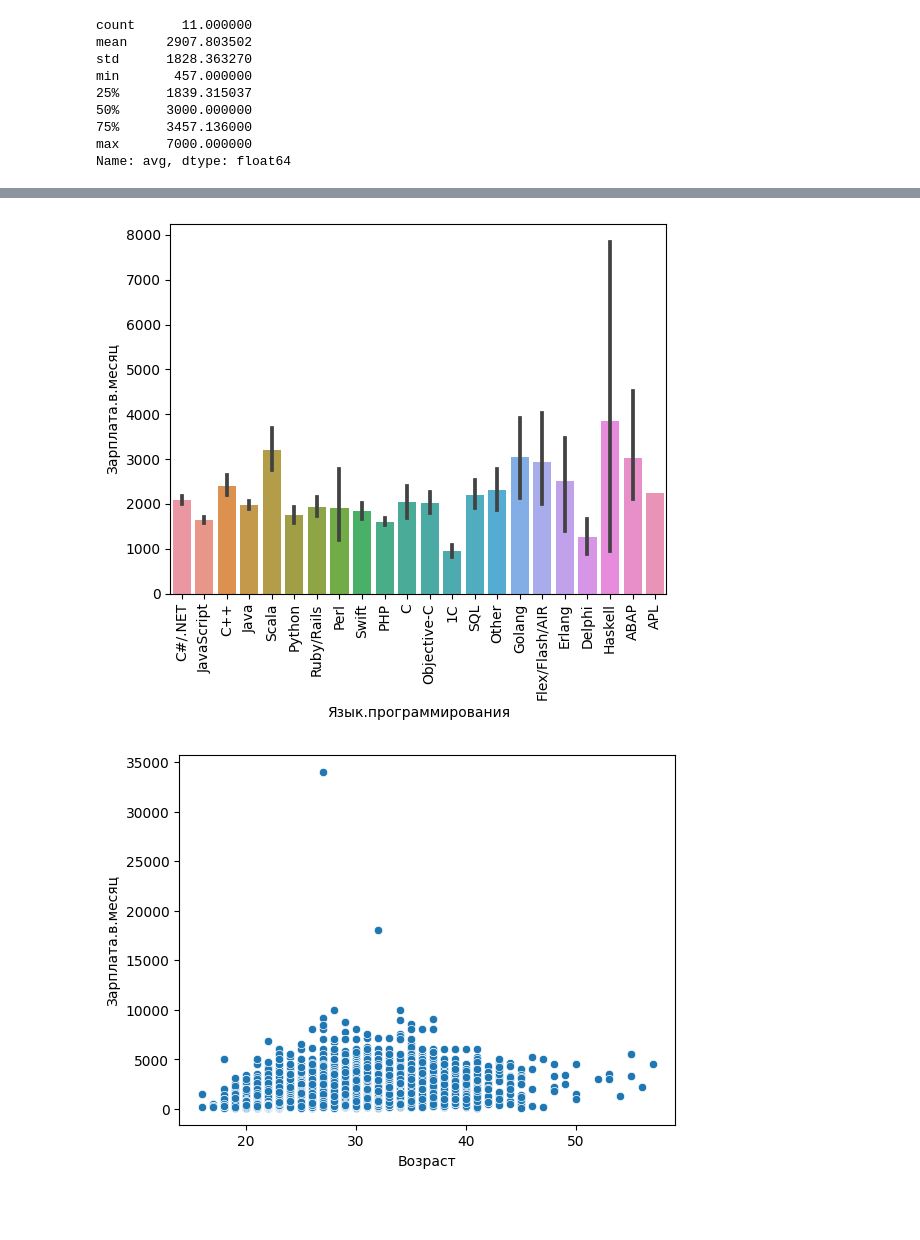
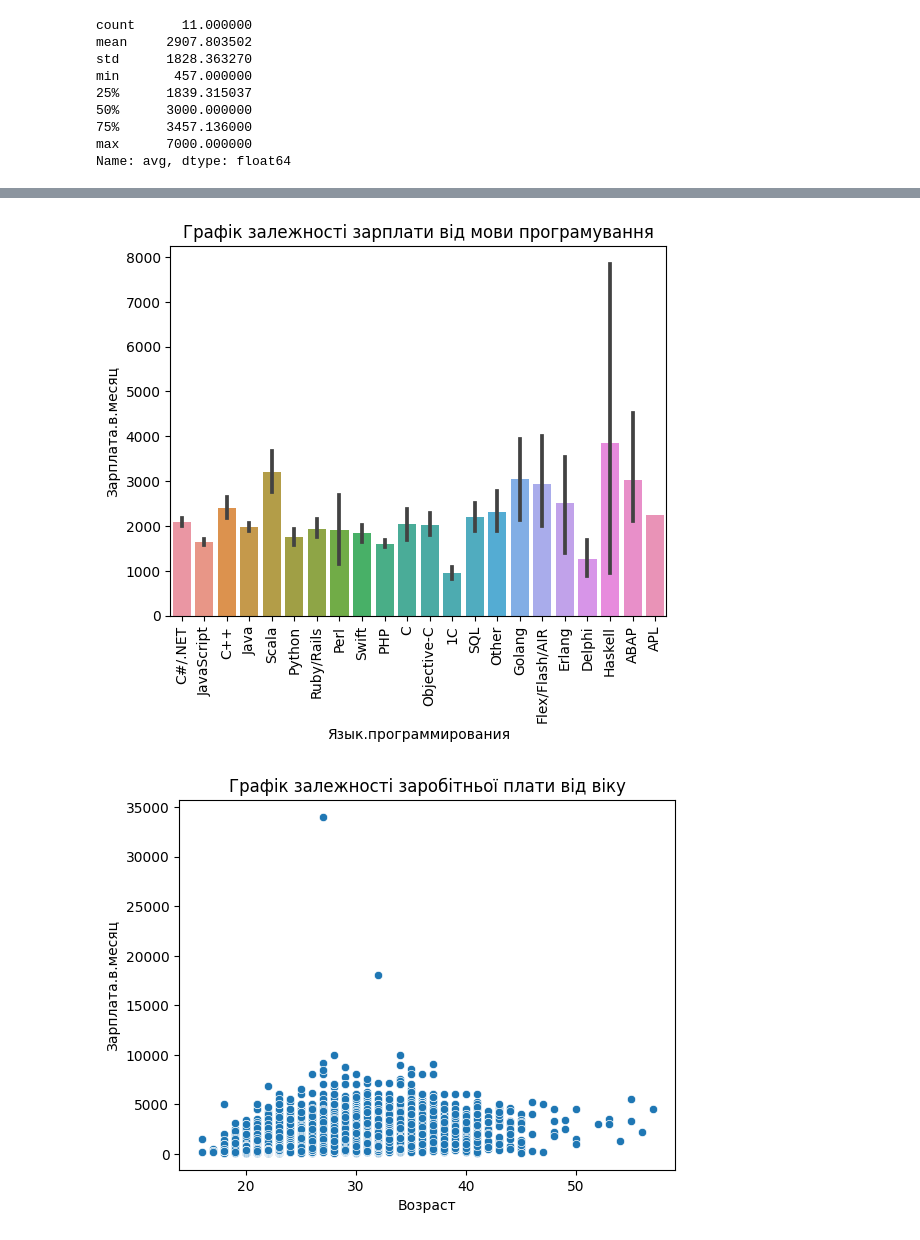
Before and after one commit to NovykovDaniil2/GoIT-HW6, a Jupyter notebook: Data Science/HW2-DS/Hw2.2.ipynb, the cells around one changed output, grey strips where cells are left out. Cells and saved outputs as stored; diff of their text form; code cells hidden in the pictures; blank space fills up the shorter version.

```diff
--- a/Data Science/HW2-DS/Hw2.2.ipynb
+++ b/Data Science/HW2-DS/Hw2.2.ipynb
@@ -214,11 +215,13 @@ plt.show()
 # %%
 sns.barplot(x="Язык.программирования", y="Зарплата.в.месяц", data=df)
+plt.title('Графік залежності зарплати від мови програмування')
 plt.xticks(rotation=90)
 plt.show()
 # %% [output]
-[figure, old version]
+[figure, new version]
 # %%
 sns.scatterplot(x="Возраст", y="Зарплата.в.месяц", data=df)
+plt.title('Графік залежності заробітньої плати від віку')
 plt.show()
 # %% [output]
-[figure, old version]
+[figure, new version]
```
Also changed, not shown: parts of 3 cells of this notebook, 1 other file.
